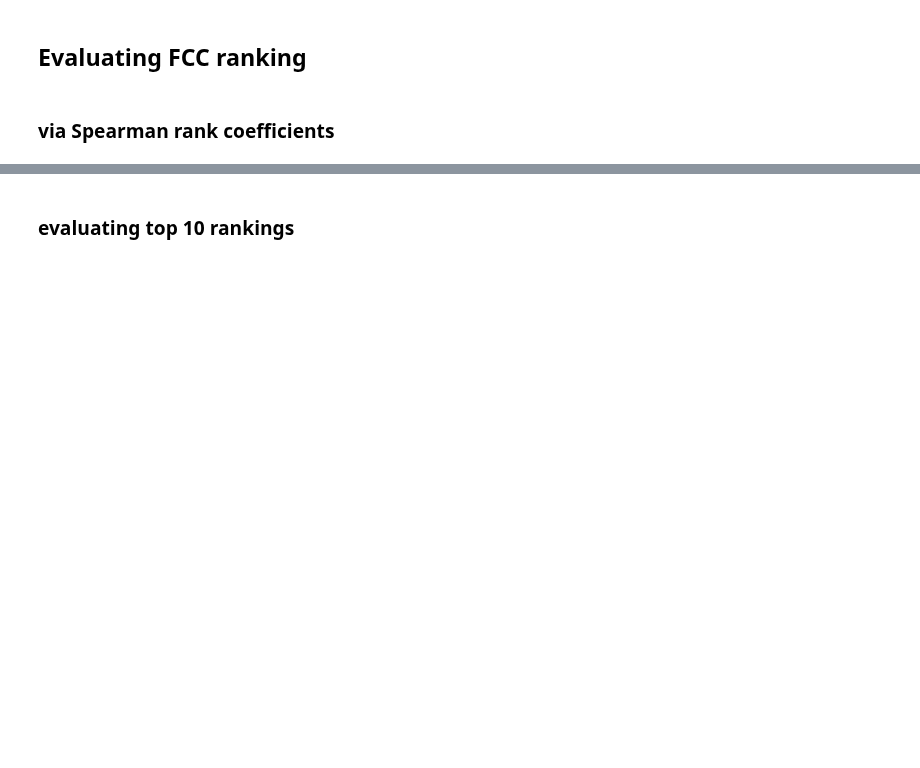
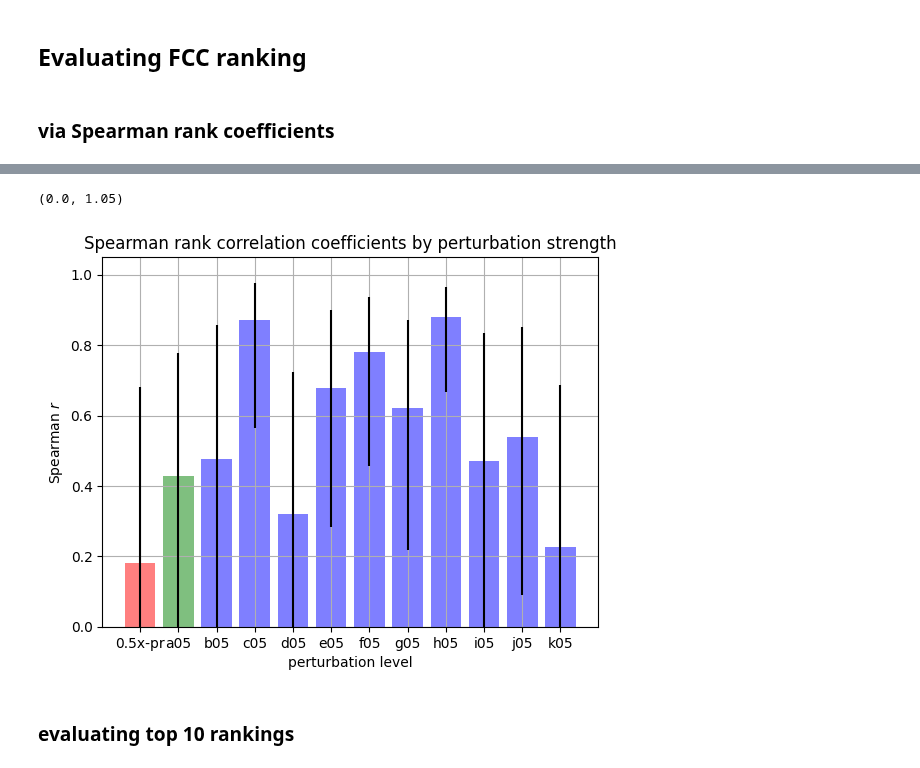
Before and after one commit to sys-bio/BMCA-pipeline, a Jupyter notebook: notebooks/topologyB/all_data/topologyB-noReg-hptuning05.ipynb, the cells around one changed output, grey strips where cells are left out. Saved outputs shown, nothing was run; the diff lists cells and outputs as text; code cells hidden in the pictures; blank space fills up the shorter version.

```diff
--- a/notebooks/topologyB/all_data/topologyB-noReg-hptuning05.ipynb
+++ b/notebooks/topologyB/all_data/topologyB-noReg-hptuning05.ipynb
@@ -400,7 +505,7 @@ p_values = []
 confidence_intervals = []
 b_list = []
 for FCC in prior_FCCs + post_FCCs:
-    b = util.calculate_FCC_med_rankings(FCC, reaction='v19')
+    b = util.calculate_FCC_med_rankings(FCC, 'v19', r)
     b_list.append(b)
     spearman_r, p_value, lower_ci, upper_ci = util.bootstrap_spearman(a.dropna(), b.dropna())
     spearman_coefficients.append(spearman_r)
@@ -415,16 +534,19 @@ spearman_df
 # %%
 # spearman_df.to_csv('../../../data/results/spearman_coefficients/topologyB-noReg-hptuning05_spr.csv')
 # %%
-plt.bar(pt_labels, [i for i in spearman_coefficients], alpha=0.5, color='r')
+plt.bar(pt_labels, [i for i in spearman_coefficients], alpha=0.5, color=['r']+['g']+['b']*10 )
 plt.grid()
 
 for i, txt in enumerate(spearman_df['r']):
     plt.vlines(pt_labels[i], spearman_df['lower'][i], spearman_df['upper'][i], color='k')
 
 plt.title("Spearman rank correlation coefficients by perturbation strength")
 plt.xlabel('perturbation level')
 plt.ylabel('Spearman $\it{r}$')
 plt.ylim((0, 1.05))
+# %% [output]
+(0.0, 1.05)
+[figure, added]
 # %% [markdown]
 ### evaluating top 10 rankings
 # %%
```
Also changed, not shown: parts of 20 cells of this notebook, 11 other files.
